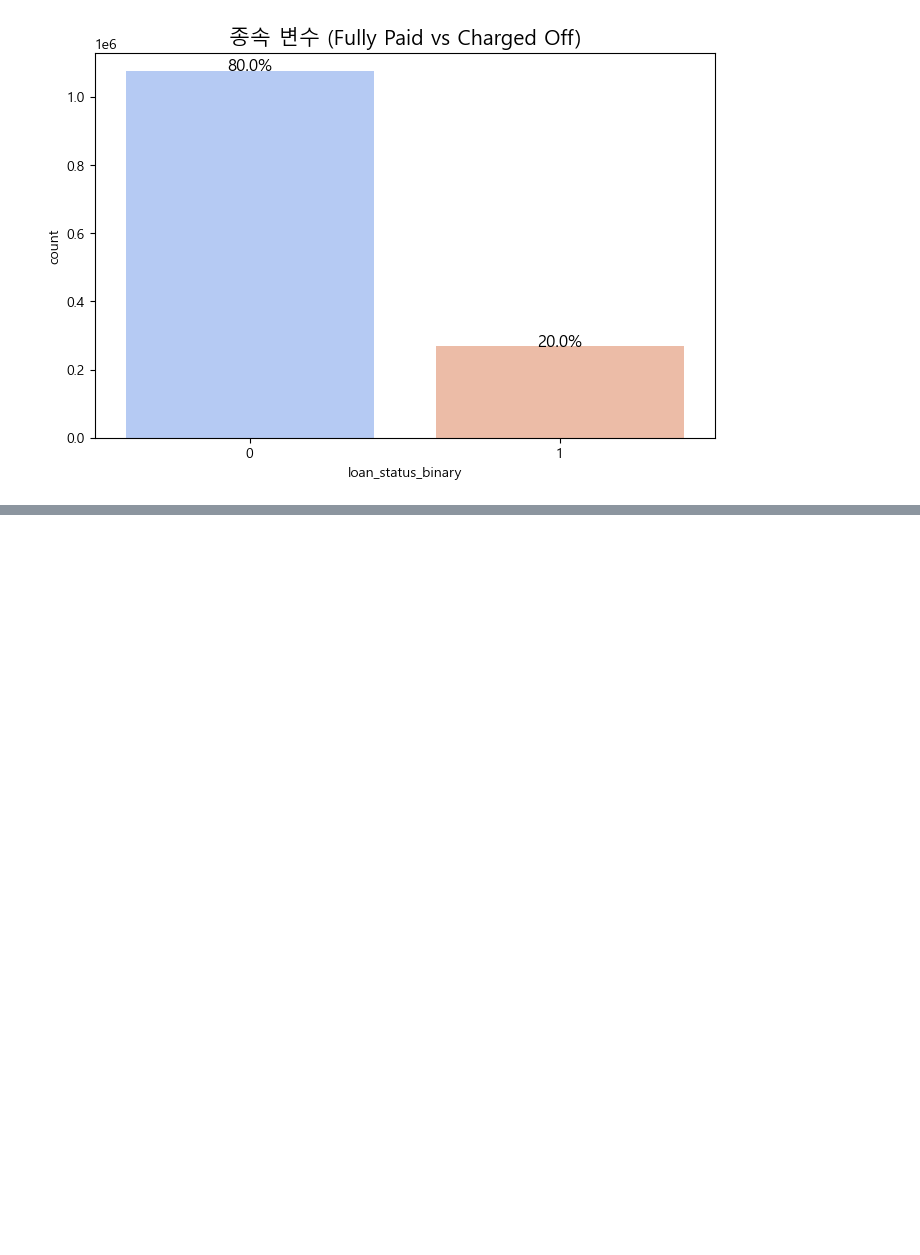
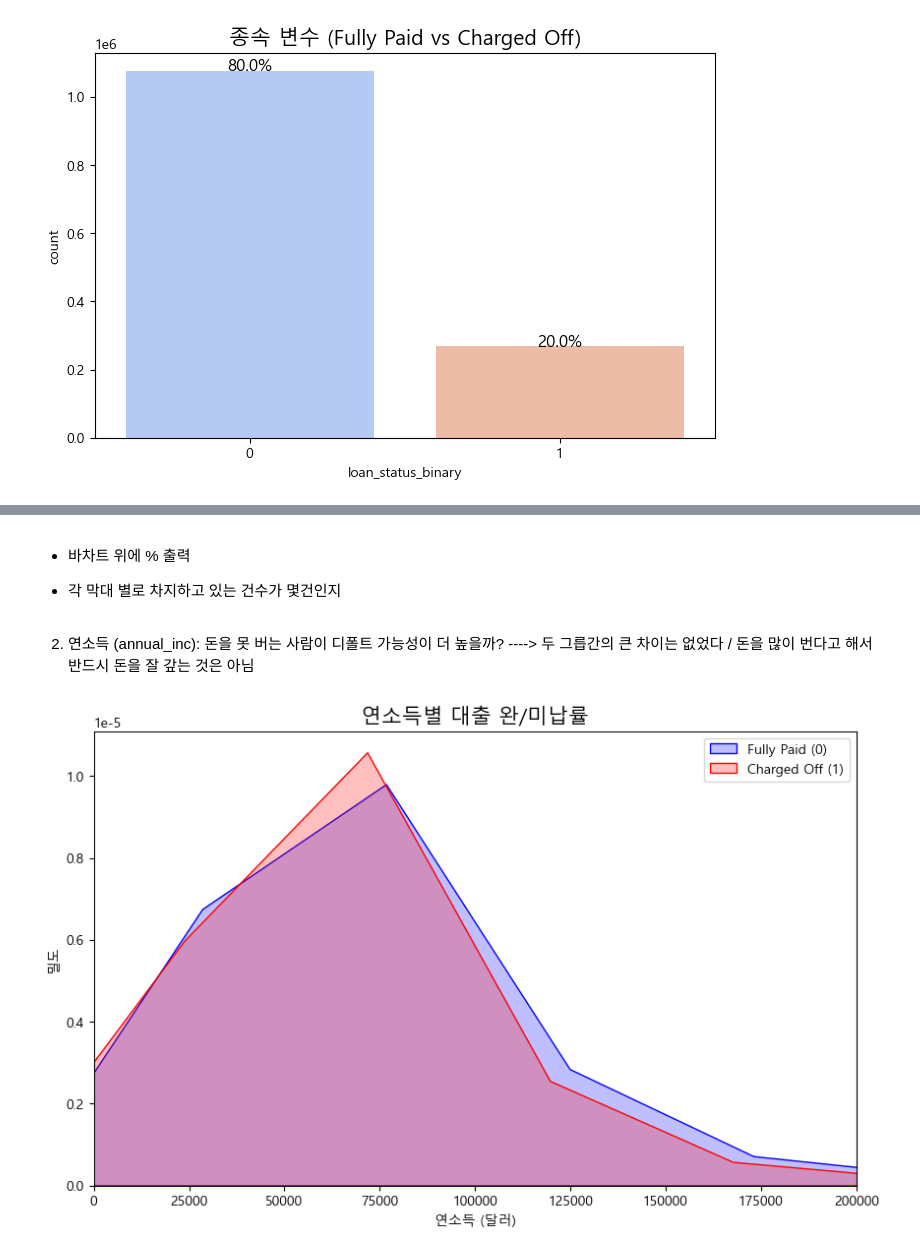
Before and after one commit to urinamu10/LendingClub, a Jupyter notebook: 3. EDA 분석.ipynb, the cells around one changed output, grey strips where cells are left out. Saved outputs shown, nothing was run; the diff lists cells and outputs as text; code cells hidden in the pictures; blank space fills up the shorter version.

```diff
--- a/3. EDA 분석.ipynb
+++ b/3. EDA 분석.ipynb
@@ -225,0 +314,24 @@ plt.grid(axis='y', linestyle='--', alpha=0.5)
+# %% [markdown]
+- 바차트 위에 % 출력
+
+- 각 막대 별로 차지하고 있는 건수가 몇건인지
+# %% [markdown]
+2. 연소득 (annual_inc): 돈을 못 버는 사람이 디폴트 가능성이 더 높을까?  ----> 두 그릅간의 큰 차이는 없었다 / 돈을 많이 번다고 해서 반드시 돈을 잘 갚는 것은 아님
+# %%
+plt.figure(figsize=(10, 6))
+
+# Fully_Paid 0
+sns.kdeplot(df[df['loan_status_binary'] == 0]['annual_inc'],
+            label='Fully Paid (0)', shade=True, color='blue', bw_adjust=1.5)
+# Charged Off 1
+sns.kdeplot(df[df['loan_status_binary'] == 1]['annual_inc'],
+            label='Charged Off (1)', shade=True, color='red', bw_adjust=1.5)
+
+plt.title('연소득별 대출 완/미납률', fontsize=15)
+plt.xlabel('연소득 (달러)')
+plt.ylabel('밀도')
+plt.xlim(0, 200000) # 상위구간이 너무 높아 보이지않음 --> 연봉 1000만에서 200만으로 줄임
+plt.legend()
+plt.show()
+# %% [output]
+[figure, added]
```
Also changed, not shown: parts of 56 cells of this notebook.
